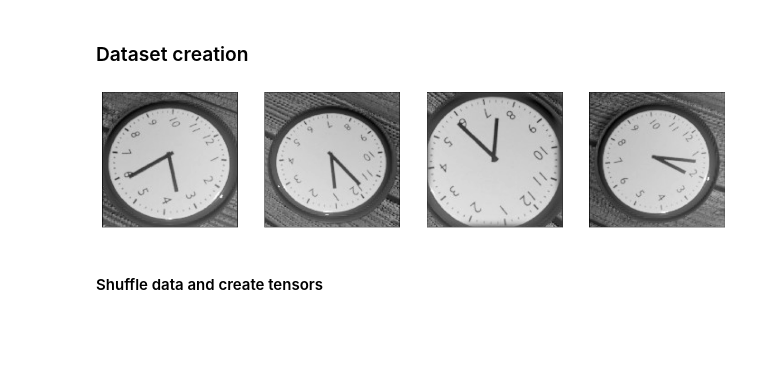
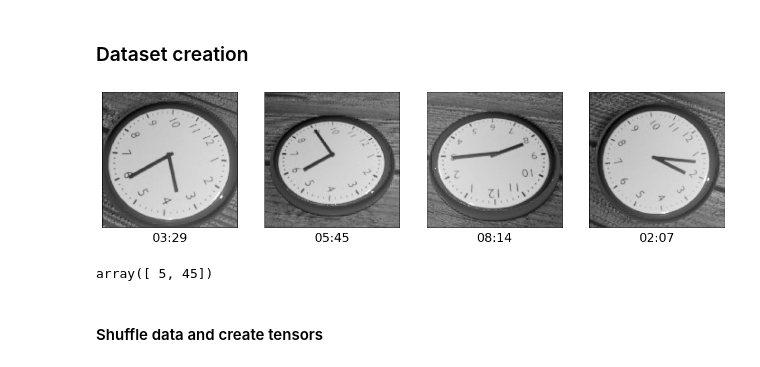
Before and after one commit to OhGreat/tell_the_time_with_pytorch, a Jupyter notebook: notebooks/common_sense_error.ipynb, the cells around one changed output. Saved outputs shown, nothing was run; the diff lists cells and outputs as text; code cells hidden in the pictures; blank space fills up the shorter version.

```diff
--- a/notebooks/common_sense_error.ipynb
+++ b/notebooks/common_sense_error.ipynb
@@ -17,33 +17,45 @@ cuda
 # %%
 # Load data parts and stack them together
 data = np.load("../data/data_1.npy")
 labels = np.load("../data/labels_1.npy")
 data = np.vstack((data,np.load("../data/data_2.npy")))
 labels = np.vstack((labels,np.load("../data/labels_2.npy")))
 data = np.vstack((data,np.load("../data/data_3.npy")))
 labels = np.vstack((labels,np.load("../data/labels_3.npy")))
 data = np.vstack((data,np.load("../data/data_4.npy")))
 labels = np.vstack((labels,np.load("../data/labels_4.npy")))
 data = np.vstack((data,np.load("../data/data_5.npy")))
 labels = np.vstack((labels,np.load("../data/labels_5.npy")))
 
 # Choose image examples
 img = Image.fromarray(data[5229])
-img_1 = Image.fromarray(data[1490])
-img_2 = Image.fromarray(data[11234])
+img_1 = Image.fromarray(data[8642])
+img_2 = Image.fromarray(data[12356])
 img_3 = Image.fromarray(data[3196])
 
 # Plot images
+font = {'size'   : 22}
+
+plt.rc('font', **font)
+
 fig, axis = plt.subplots(1,4, figsize=(20,12))
 axis[0].imshow(img, cmap="gray")
+axis[0].set_xlabel("03:29", labelpad=10)
 axis[1].imshow(img_1, cmap="gray")
+axis[1].set_xlabel("05:45", labelpad=10)
 axis[2].imshow(img_2, cmap="gray")
+axis[2].set_xlabel("08:14", labelpad=10)
 axis[3].imshow(img_3, cmap="gray")
+axis[3].set_xlabel("02:07", labelpad=10)
 for ax in axis:
     ax.set_xticks([])
     ax.set_yticks([])
 # %% [output]
-[figure, old version]
+[figure, new version]
+# %%
+labels[8642]
+# %% [output]
+array([ 5, 45])
 # %% [markdown]
 <h4>Shuffle data and create tensors</h4>
 # %%
```
Also changed, not shown: 1 other file.
